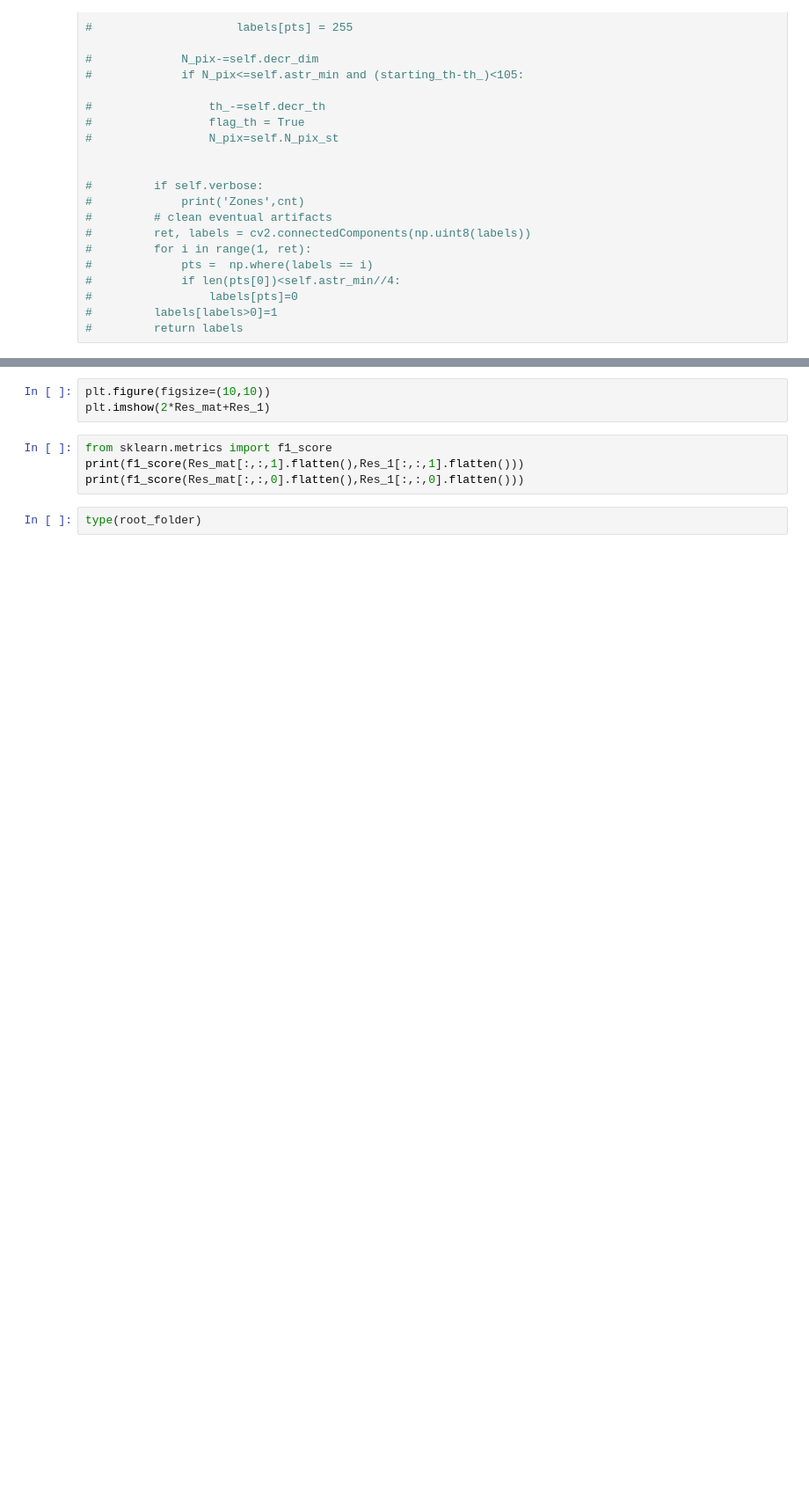
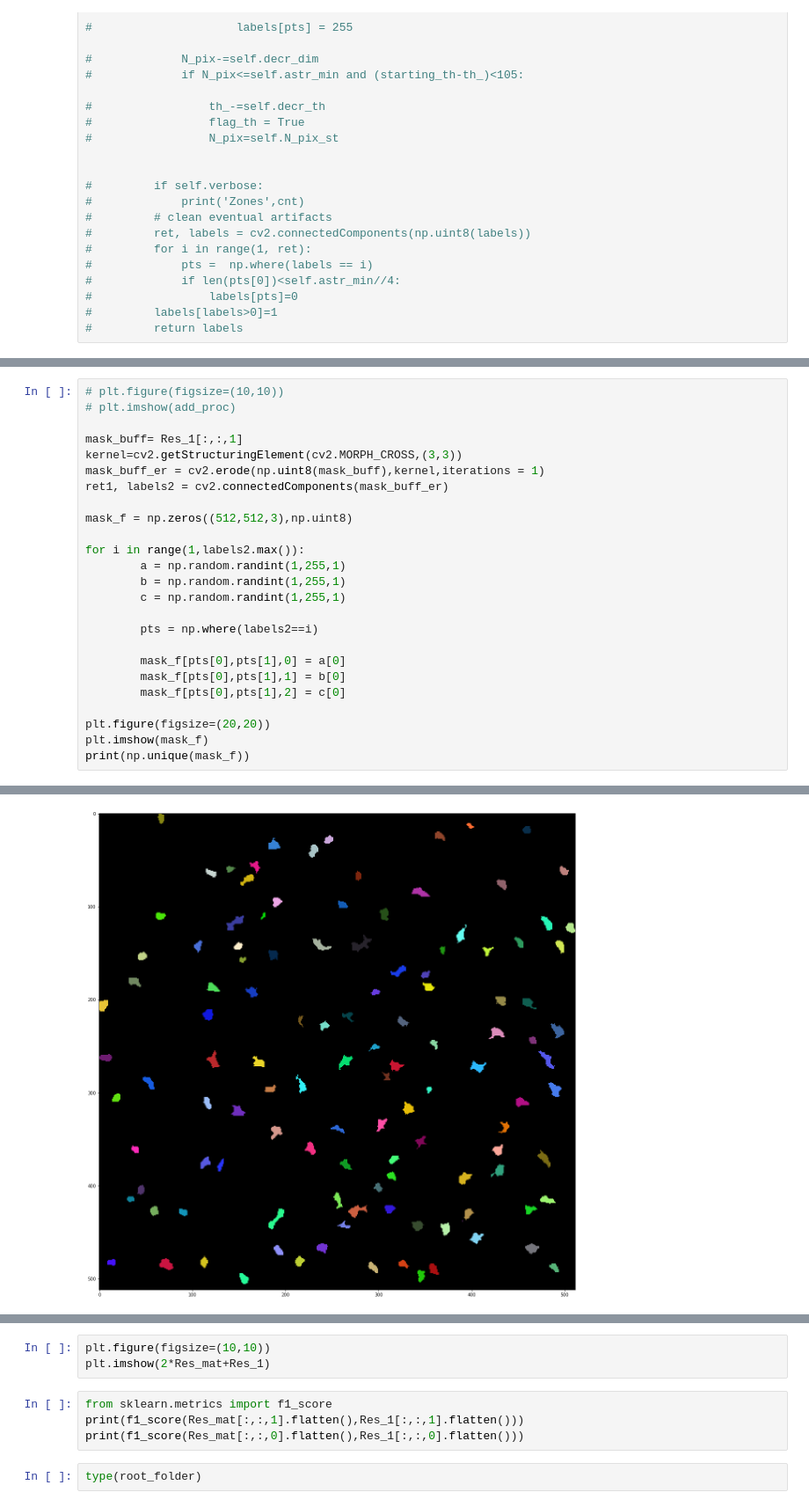
Before and after one commit to jbonato1/ASTRA, a Jupyter notebook: notebook/dev/tdtom/Inference_Pipeline_tdTom.ipynb, the cells around one changed output, grey strips where cells are left out. Shown at 88% size. Saved outputs shown, nothing was run; the diff lists cells and outputs as text; blank space fills up the shorter version.

```diff
--- a/notebook/dev/tdtom/Inference_Pipeline_tdTom.ipynb
+++ b/notebook/dev/tdtom/Inference_Pipeline_tdTom.ipynb
@@ -729,0 +757,26 @@ file already loaded
+# %%
+# plt.figure(figsize=(10,10))
+# plt.imshow(add_proc)
+
+mask_buff= Res_1[:,:,1]
+kernel=cv2.getStructuringElement(cv2.MORPH_CROSS,(3,3))
+mask_buff_er = cv2.erode(np.uint8(mask_buff),kernel,iterations = 1)
+ret1, labels2 = cv2.connectedComponents(mask_buff_er)
+
+mask_f = np.zeros((512,512,3),np.uint8)
+
+for i in range(1,labels2.max()):
+        a = np.random.randint(1,255,1)
+        b = np.random.randint(1,255,1)
+        c = np.random.randint(1,255,1)
+
+        pts = np.where(labels2==i)
+
+        mask_f[pts[0],pts[1],0] = a[0]
+        mask_f[pts[0],pts[1],1] = b[0]
+        mask_f[pts[0],pts[1],2] = c[0]
+
+plt.figure(figsize=(20,20))
+plt.imshow(mask_f)
+print(np.unique(mask_f))
+# %% [output]
@@ -729,0 +794 @@ file already loaded
+[figure, added]
```
Also changed, not shown: parts of 18 cells of this notebook, 6 other files.
